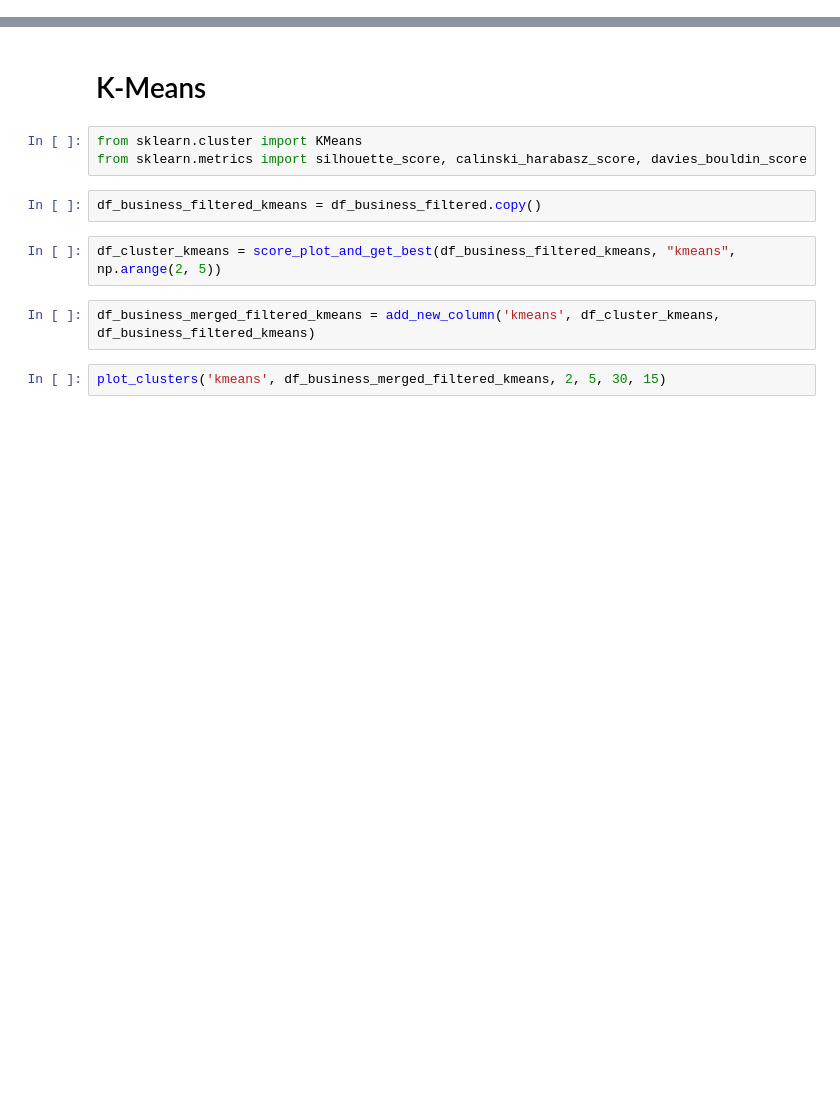
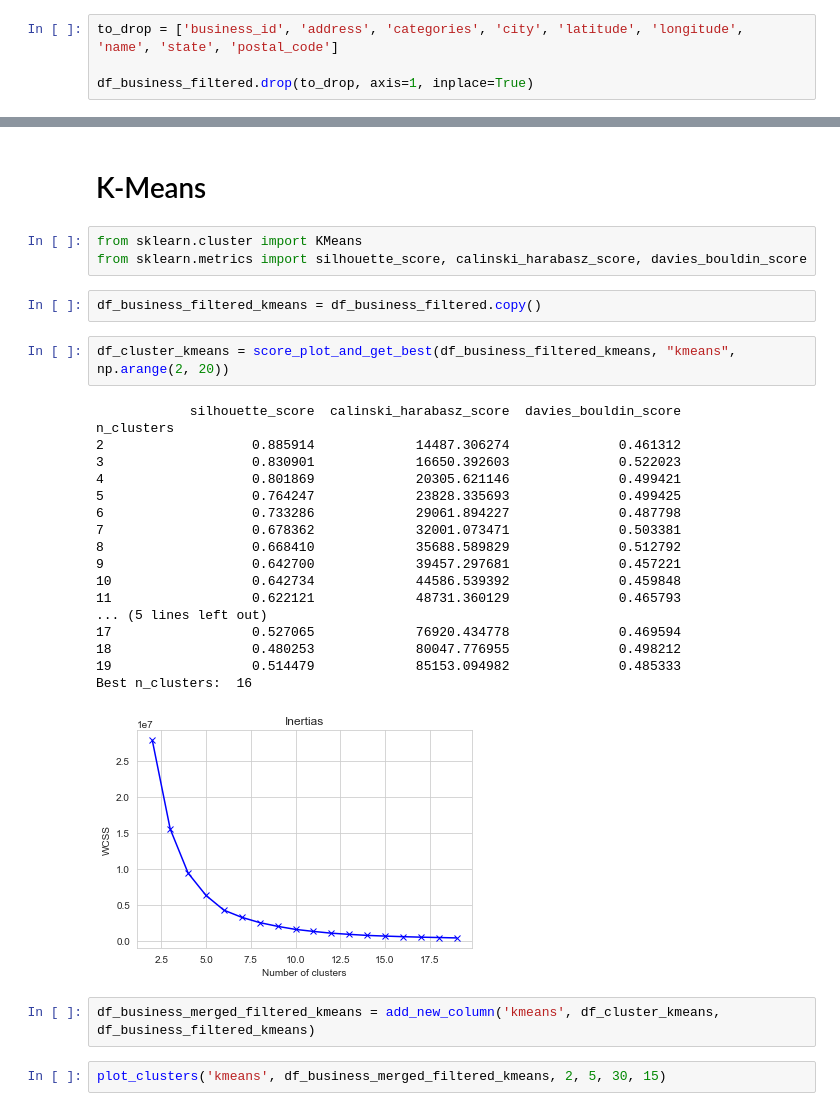
Before and after one commit to AT181903/YelpDatasetAnalysis, a Jupyter notebook: tasks/business_task.ipynb, the cells around one changed output, grey strips where cells are left out. Saved outputs shown, nothing was run; the diff lists cells and outputs as text; blank space fills up the shorter version.

```diff
--- a/tasks/business_task.ipynb
+++ b/tasks/business_task.ipynb
@@ -26,0 +42,4 @@ df_business_filtered.head(5)
+# %%
+to_drop = ['business_id', 'address', 'categories', 'city', 'latitude', 'longitude', 'name', 'state', 'postal_code']
+
+df_business_filtered.drop(to_drop, axis=1, inplace=True)
@@ -148,7 +172,26 @@ from sklearn.metrics import silhouette_score, calinski_harabasz_score, davies_bo
 # %%
 df_business_filtered_kmeans = df_business_filtered.copy()
 # %%
-df_cluster_kmeans = score_plot_and_get_best(df_business_filtered_kmeans, "kmeans", np.arange(2, 5))
+df_cluster_kmeans = score_plot_and_get_best(df_business_filtered_kmeans, "kmeans", np.arange(2, 20))
+# %% [output]
+            silhouette_score  calinski_harabasz_score  davies_bouldin_score
+n_clusters
+2                   0.885914             14487.306274              0.461312
+3                   0.830901             16650.392603              0.522023
+4                   0.801869             20305.621146              0.499421
+5                   0.764247             23828.335693              0.499425
+6                   0.733286             29061.894227              0.487798
+7                   0.678362             32001.073471              0.503381
+8                   0.668410             35688.589829              0.512792
+9                   0.642700             39457.297681              0.457221
+10                  0.642734             44586.539392              0.459848
+11                  0.622121             48731.360129              0.465793
+... (5 lines left out)
+17                  0.527065             76920.434778              0.469594
+18                  0.480253             80047.776955              0.498212
+19                  0.514479             85153.094982              0.485333
+Best n_clusters:  16
+[figure, added]
 # %%
 df_business_merged_filtered_kmeans = add_new_column('kmeans', df_cluster_kmeans, df_business_filtered_kmeans)
 # %%
```
Also changed, not shown: parts of 6 cells of this notebook, 3 other files.
